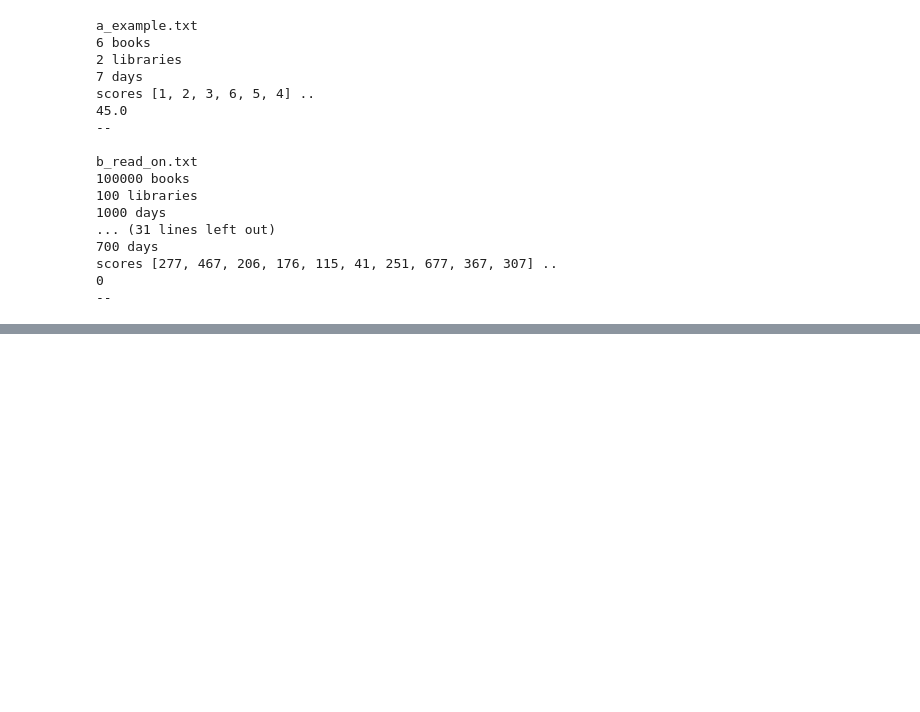
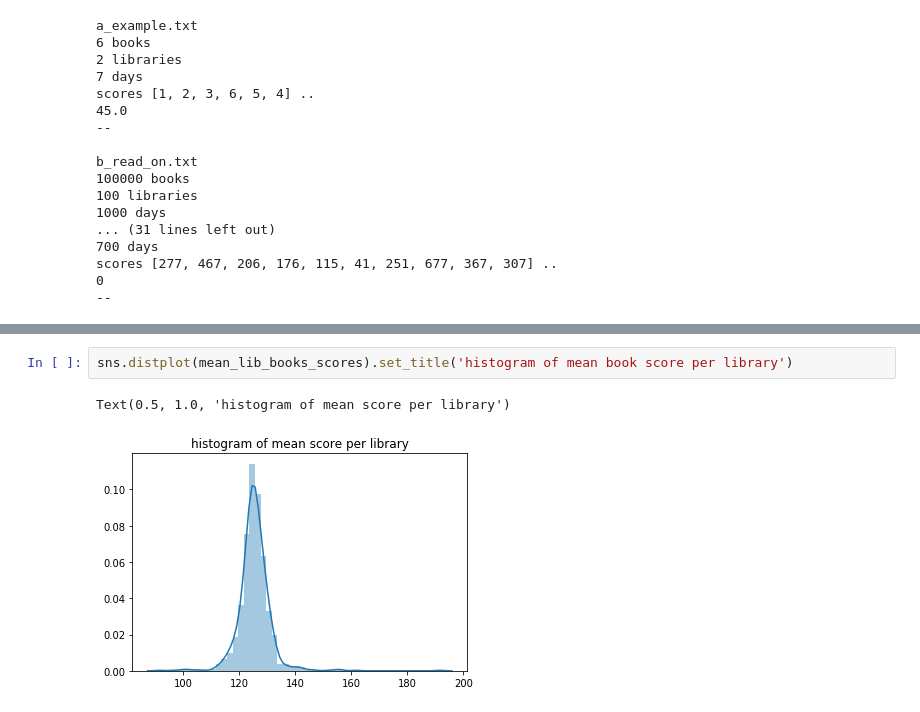
Before and after one commit to yoann-dufresne/BlaNiRaYo, a Jupyter notebook: data/viz.ipynb, the cells around one changed output, grey strips where cells are left out. Cells and saved outputs as stored; diff of their text form; blank space fills up the shorter version.

```diff
--- a/data/viz.ipynb
+++ b/data/viz.ipynb
@@ -69,0 +73,5 @@ sns.distplot(mean_lib_books_scores)
+# %%
+sns.distplot(mean_lib_books_scores).set_title('histogram of mean book score per library')
+# %% [output]
+Text(0.5, 1.0, 'histogram of mean score per library')
+[figure, added]
```
Also changed, not shown: parts of 5 cells of this notebook.
